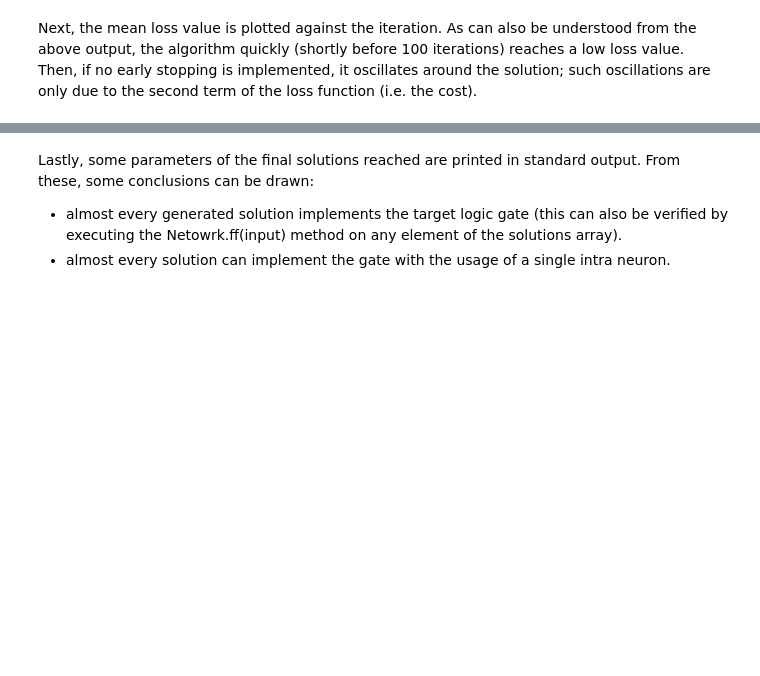
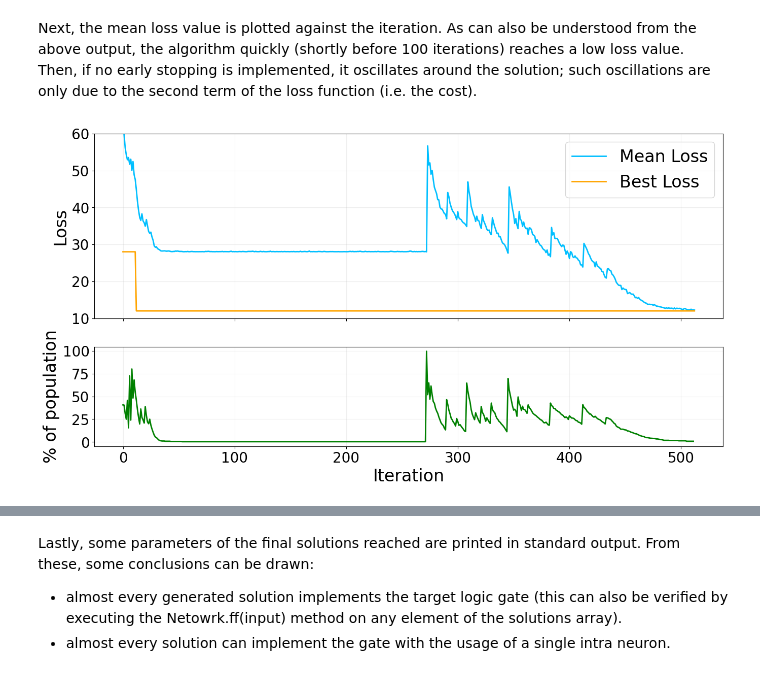
Before and after one commit to pietromalagoli/NeuronEvolution, a Jupyter notebook: Perceptron/xor.ipynb, the cells around one changed output, grey strips where cells are left out. Saved outputs shown, nothing was run; the diff lists cells and outputs as text; code cells hidden in the pictures; blank space fills up the shorter version.

```diff
--- a/Perceptron/xor.ipynb
+++ b/Perceptron/xor.ipynb
@@ -98,3 +112,25 @@ Convergence reached after 159 iterations.
 # %% [markdown]
 Next, the mean loss value is plotted against the iteration. As can also be understood from the above output, the algorithm quickly (shortly before 100 iterations) reaches a low loss value. Then, if no early stopping is implemented, it oscillates around the solution; such oscillations are only due to the second term of the loss function (i.e. the cost).
+# %%
+case = ['no direct links','direct links']
+label = ['B','A']
+fig, ax = plt.subplots(2,1,sharex=True,figsize=(16,8),height_ratios=(0.65,0.35))
+ax[0].plot(Lmeans,c='deepskyblue',label='Mean Loss',lw=2)
+ax[0].plot(bestLvalues,c='orange',label='Best Loss',lw=2)
+#ax[0].title(f'Loss Value Evolution - Case {label[par['longLinks']]} ({case[par['longLinks']]})')
+ax[0].set_ylabel('Loss')
+ax[0].set_ylim((10,60))
+ax[0].grid(True,alpha=0.2)
+ax[0].legend()
+
+ax[1].plot(Ndiscs,c='green',lw=2)
+ax[1].set_xlabel('Iteration')
+ax[1].set_ylabel(f'% of population')
+ax[1].set_yticks(np.linspace(0,1,5))
+ax[1].set_yticklabels(np.linspace(0,100,5).astype(int))
+ax[1].grid(True,alpha=0.2)
+plt.savefig(f'plots/L-DPerceptron{label[par['longLinks']]}.png')
+plt.show()
+# %% [output]
+[figure, added]
 # %%
```
Also changed, not shown: parts of 11 cells of this notebook, 39 other files.
